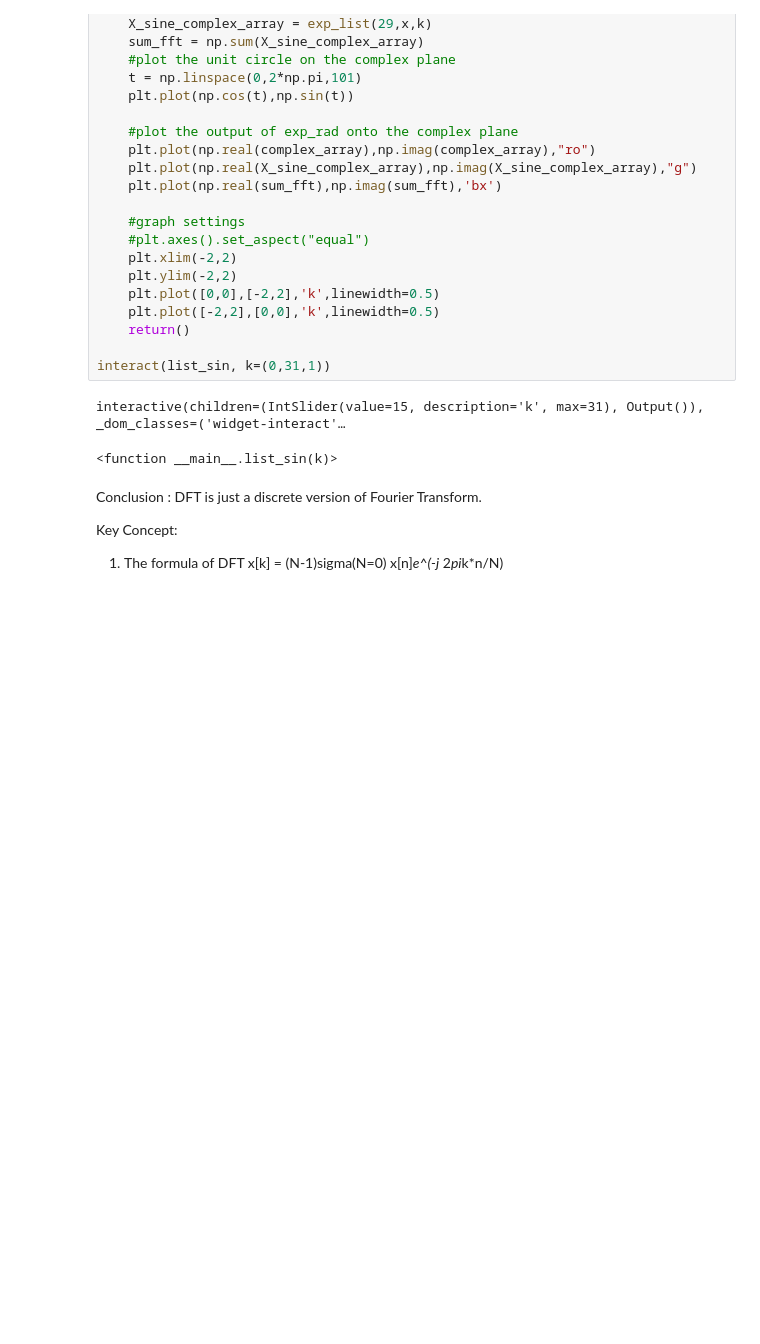
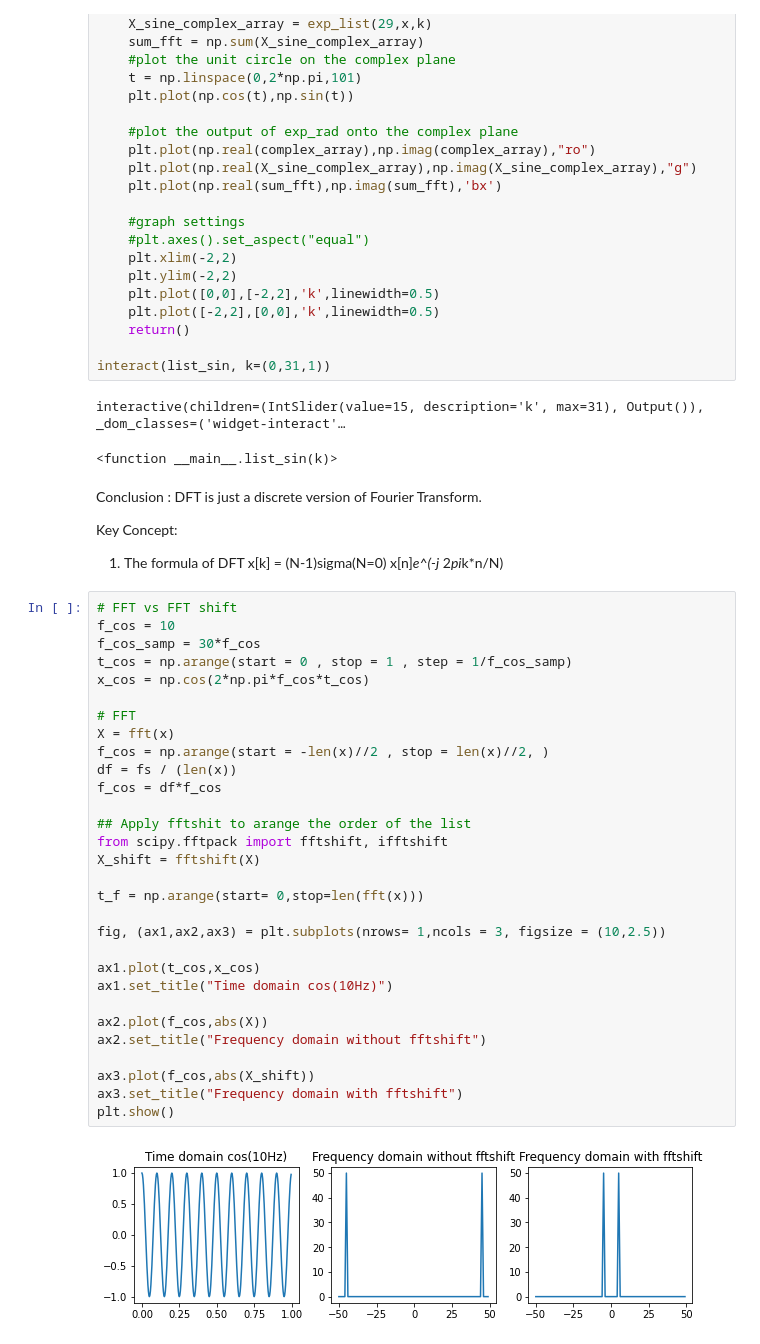
Before and after one commit to EventHorizon1003/DSP-Learning-, a Jupyter notebook: FFT_learnig.ipynb, the cells around one changed output. Saved outputs shown, nothing was run; the diff lists cells and outputs as text; blank space fills up the shorter version.

```diff
--- a/FFT_learnig.ipynb
+++ b/FFT_learnig.ipynb
@@ -264,3 +264,35 @@ Conclusion : DFT is just a discrete version of Fourier Transform.
 
 Key Concept:
 1. The formula of DFT x[k] = (N-1)sigma(N=0) x[n]*e^(-j* 2*pi*k*n/N)
+# %%
+# FFT vs FFT shift
+f_cos = 10
+f_cos_samp = 30*f_cos
+t_cos = np.arange(start = 0 , stop = 1 , step = 1/f_cos_samp)
+x_cos = np.cos(2*np.pi*f_cos*t_cos)
+
+# FFT
+X = fft(x)
+f_cos = np.arange(start = -len(x)//2 , stop = len(x)//2, )
+df = fs / (len(x))
+f_cos = df*f_cos
+
+## Apply fftshit to arange the order of the list
+from scipy.fftpack import fftshift, ifftshift
+X_shift = fftshift(X)
+
+t_f = np.arange(start= 0,stop=len(fft(x)))
+
+fig, (ax1,ax2,ax3) = plt.subplots(nrows= 1,ncols = 3, figsize = (10,2.5))
+
+ax1.plot(t_cos,x_cos)
+ax1.set_title("Time domain cos(10Hz)")
+
+ax2.plot(f_cos,abs(X))
+ax2.set_title("Frequency domain without fftshift")
+
+ax3.plot(f_cos,abs(X_shift))
+ax3.set_title("Frequency domain with fftshift")
+plt.show()
+# %% [output]
+[figure, added]
```
Also changed, not shown: parts of 2 cells of this notebook.
